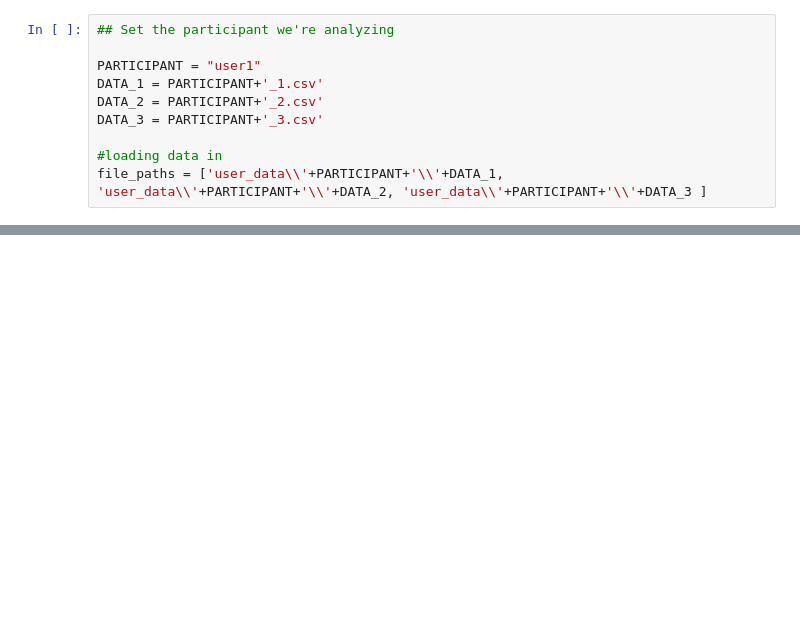
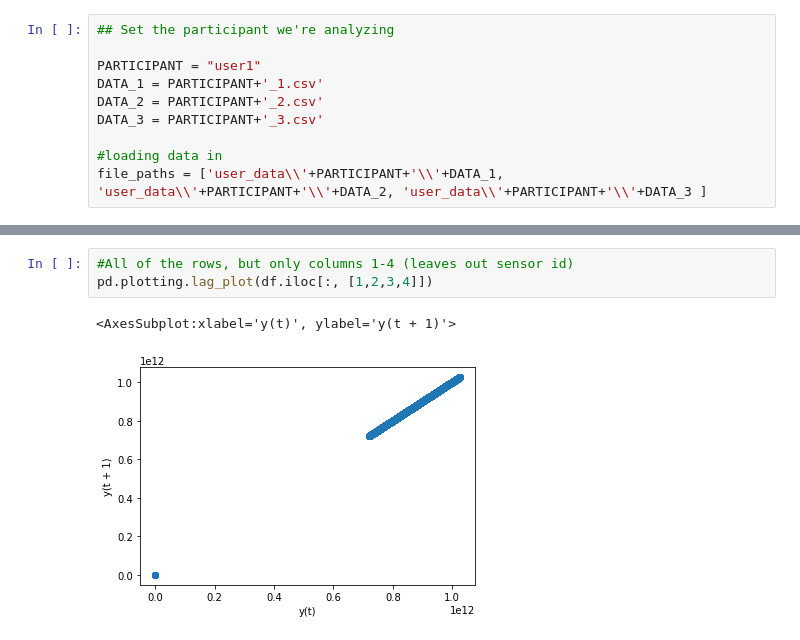
Before and after one commit to jrai51/Wearable_Continuous_Authentication, a Jupyter notebook: waca/data.ipynb, the cells around one changed output, grey strips where cells are left out. Cells and saved outputs as stored; diff of their text form; blank space fills up the shorter version.

```diff
--- a/waca/data.ipynb
+++ b/waca/data.ipynb
@@ -58 +74,7 @@ KeyError: 'Data'
 [figure]
+# %%
+#All of the rows, but only columns 1-4 (leaves out sensor id)
+pd.plotting.lag_plot(df.iloc[:, [1,2,3,4]])
+# %% [output]
+<AxesSubplot:xlabel='y(t)', ylabel='y(t + 1)'>
+[figure, added]
```
Also changed, not shown: parts of 1 cell of this notebook.
